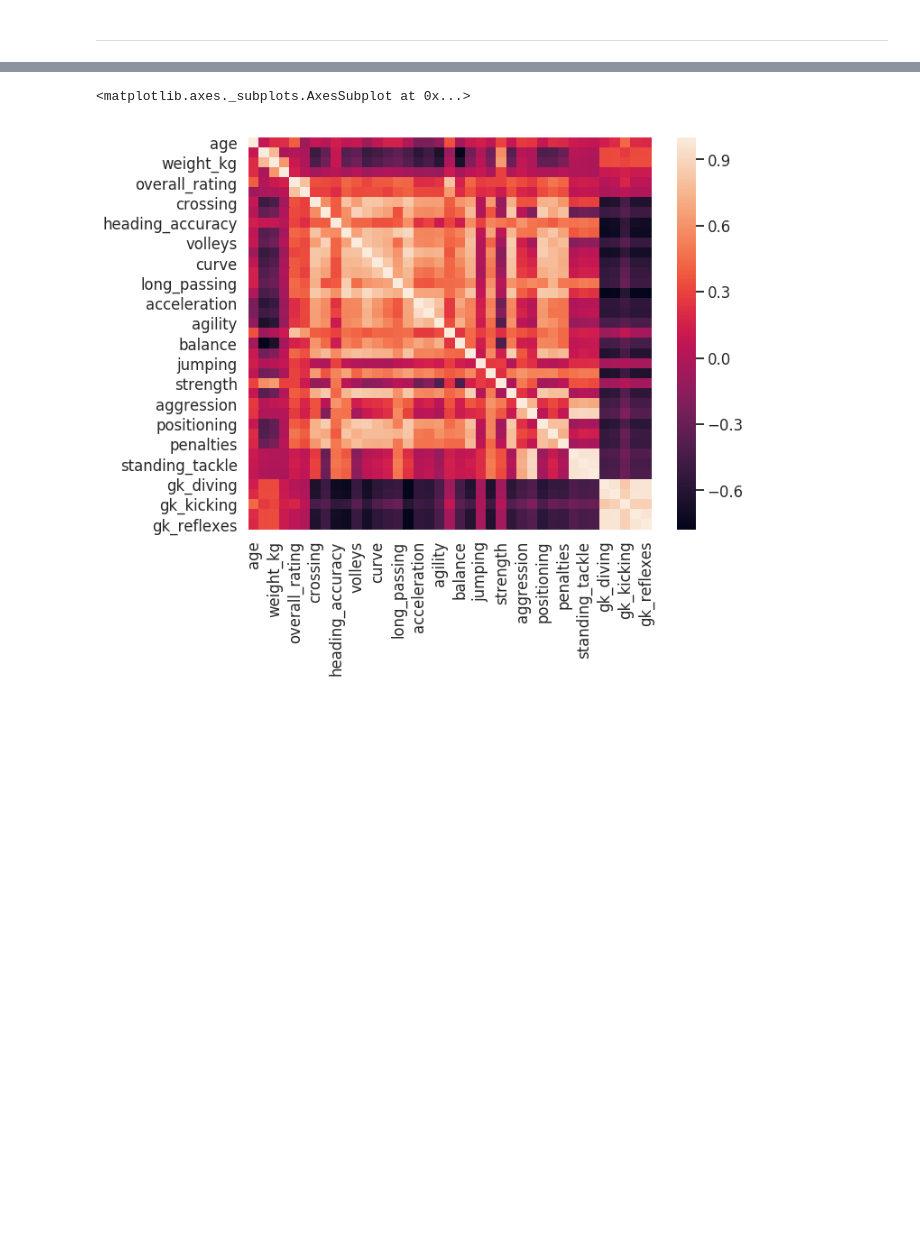
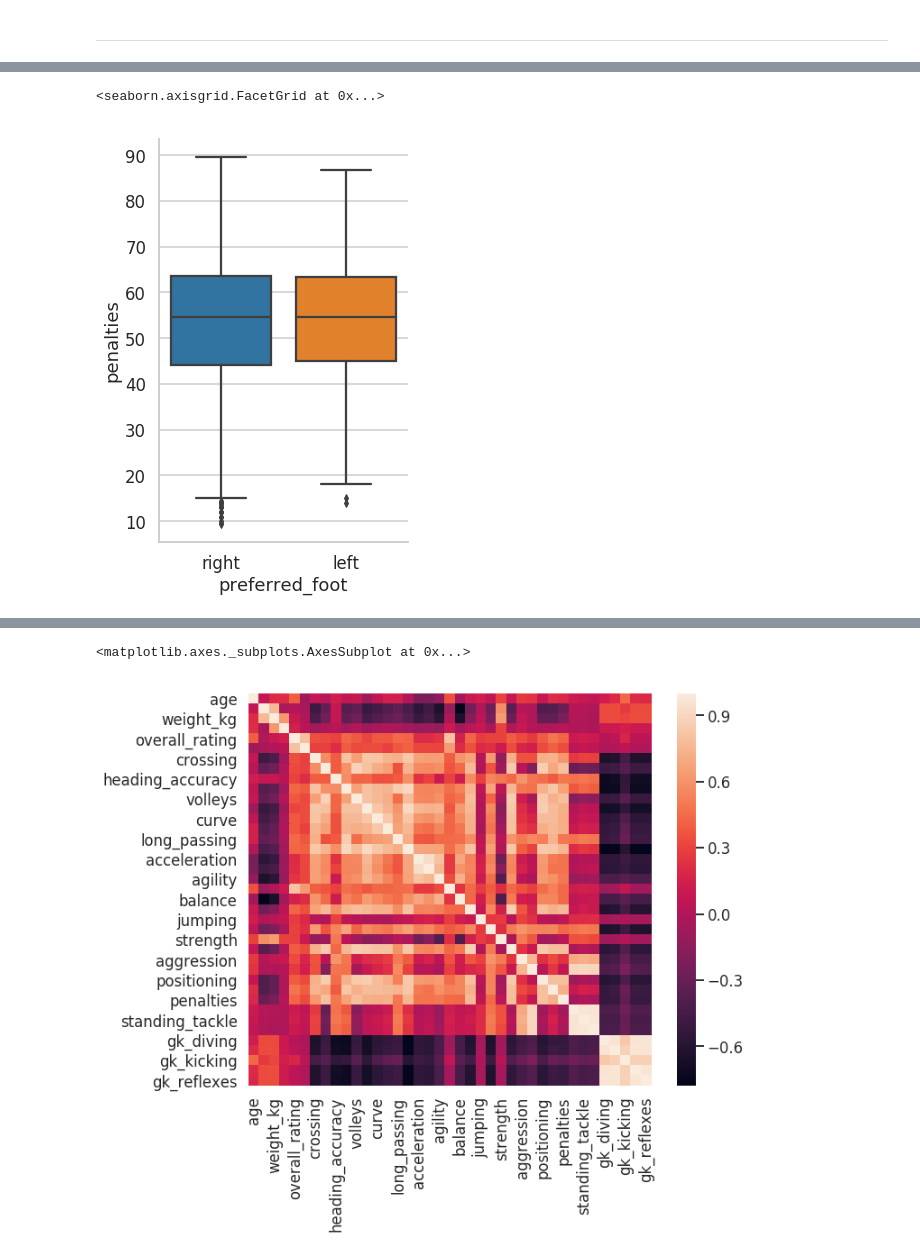
Before and after one commit to diplodatos2019/Mentoria_Analisis_Visualizacion_Datos, a Jupyter notebook: Practico_AyV_Resuelto.ipynb, the cells around one changed output, grey strips where cells are left out. Saved outputs shown, nothing was run; the diff lists cells and outputs as text; code cells hidden in the pictures; blank space fills up the shorter version.

```diff
--- a/Practico_AyV_Resuelto.ipynb
+++ b/Practico_AyV_Resuelto.ipynb
@@ -234,3 +250,6 @@ sns.factorplot(x='preferred_foot', y='weight_kg', data=df_player, kind="box", si
 # %%
-sns.factorplot(x='preferred_foot', y='height_m', data=df_player, kind="box", size=7, aspect=.7)
+sns.factorplot(x='preferred_foot', y='penalties', data=df_player, kind="box", size=7, aspect=.7)
+# %% [output]
+<seaborn.axisgrid.FacetGrid at 0x...>
+[figure, added]
 # %%
```
Also changed, not shown: parts of 39 cells of this notebook, 1 other file.
